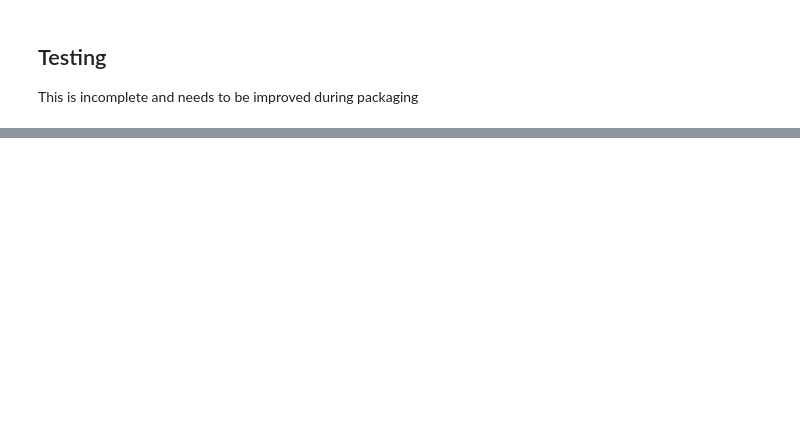
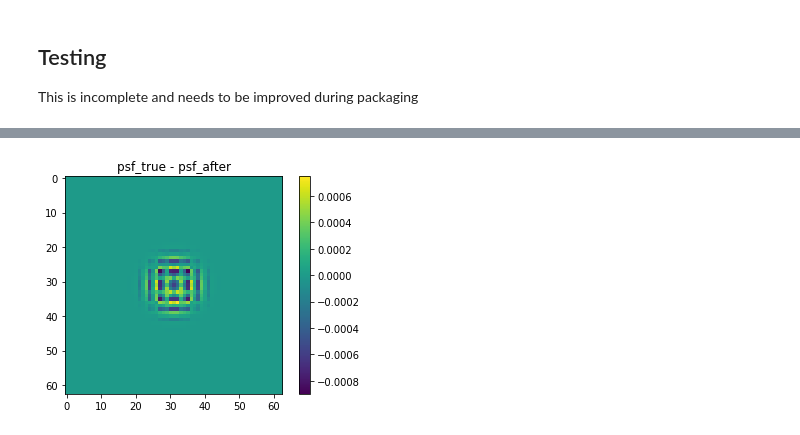
Before and after one commit to sibirrer/psfr, a Jupyter notebook: notebooks/testing.ipynb, the cells around one changed output, grey strips where cells are left out. Drawn from its saved outputs; the diff is of its cells as text; code cells hidden in the pictures; blank space fills up the shorter version.

```diff
--- a/notebooks/testing.ipynb
+++ b/notebooks/testing.ipynb
@@ -203,8 +213,8 @@ def test_stack_psf():
     numpix = 21
     n_c = (numpix - 1) / 2
     oversampling = 4
-    x_grid, y_grid = util.make_grid(numPix=21, deltapix=1, left_lower=True)
-    x_grid_super, y_grid_super = util.make_grid(numPix=21, deltapix=1, left_lower=True)
+    x_grid, y_grid = util.make_grid(numPix=numpix, deltapix=1, left_lower=True)
+    x_grid_super, y_grid_super = util.make_grid(numPix=numpix, deltapix=1, left_lower=True)
     gauss = LightModel(['GAUSSIAN'])
     sigma = 1
     kwargs_true = [{'amp': 1, 'sigma': sigma, 'center_x': n_c, 'center_y': n_c}]
@@ -220,7 +230,7 @@ def test_stack_psf():
     center_list = []
     star_list = []
     scatter_scale = 1
-    for i in range(10):
+    for i in range(num_stars):
         x_c, y_c = np.random.uniform(-0.5, 0.5)*scatter_scale, np.random.uniform(-0.5, 0.5)*scatter_scale
         center_list.append(np.array([x_c, y_c]))
         amp = np.random.uniform([0.1, 10])
@@ -230,7 +240,7 @@ def test_stack_psf():
         star_list.append(star)
 
 
-    psf_after, center_list_after, mask_list = stack_psf(star_list, oversampling=1, saturation_limit=None, num_iteration=100, n_recenter=4)
+    psf_after, center_list_after, mask_list = stack_psf(star_list, oversampling=1, saturation_limit=None, num_iteration=100, n_recenter=200)
 
     plt.imshow(psf_true - psf_after)
     plt.title('psf_true - psf_after')
@@ -244,7 +254,7 @@ def test_stack_psf():
     assert len(psf_after) == len(star_list[0])
 
 
-    oversampling = 3
+    oversampling = 5
     numpix_super = numpix * oversampling
     if oversampling % 2 == 0:
         numpix_super -= 1
@@ -259,8 +269,10 @@ def test_stack_psf():
     psf_true_super /= np.sum(psf_true_super)
 
     psf_after_super, center_list_after, mask_list = stack_psf(star_list, oversampling=oversampling,
-                                                              saturation_limit=None, num_iteration=100,
-                                                              n_recenter=200, verbose=False, kwargs_one_step={'verbose': False})
+                                                              saturation_limit=None, num_iteration=50,
+                                                              n_recenter=200, verbose=False, kwargs_one_step={'verbose': False,
+                                                                                                              'oversampled_residual_deshifting': True,
+                                                                                                              'step_factor': 0.5})
 
     diff_after = np.sum((psf_after_super - psf_true_super)**2)
     diff_before = np.sum((psf_guess_super - psf_true_super)**2)
@@ -283,0 +302,78 @@ test_stack_psf()
+# %%
+from psfr.util import oversampled2regular
+from lenstronomy.Util import kernel_util
+
+def test_stack_psf(oversampling, num_stars, kwargs_one_step):
+
+    from lenstronomy.LightModel.light_model import LightModel
+    numpix = 21
+    oversampling_compute = 5
+
+
+    numpix_super = numpix * oversampling * oversampling_compute
+    if numpix_super % 2 == 0:
+        numpix_super -= 1
+
+    numpix_grid = numpix * oversampling_compute
+    if numpix_grid % 2 == 0:
+        numpix_grid -= 1
+
+    x_grid, y_grid = util.make_grid(numPix=numpix_grid, deltapix=1. / oversampling_compute, left_lower=False)
+    x_grid_super, y_grid_super = util.make_grid(numPix=numpix_super, deltapix=1. / oversampling / oversampling_compute, left_lower=False)
+    gauss = LightModel(['GAUSSIAN'])
+    sigma = 1
+    kwargs_true = [{'amp': 1, 'sigma': sigma, 'center_x': 0, 'center_y': 0}]
+    flux_true = gauss.surface_brightness(x_grid_super, y_grid_super, kwargs_true)
+    psf_true = util.array2image(flux_true)
+    psf_true = oversampled2regular(psf_true, oversampling=oversampling_compute)
+    psf_true /= np.sum(psf_true)
+
+    kwargs_guess = [{'amp': 1, 'sigma': 1.5, 'center_x': 0, 'center_y': 0}]
+    flux_guess = gauss.surface_brightness(x_grid_super, y_grid_super, kwargs_guess)
+    psf_guess = util.array2image(flux_guess)
+    psf_guess = oversampled2regular(psf_guess, oversampling=oversampling_compute)
+    psf_guess /= np.sum(psf_guess)
+
+    center_list = []
+    star_list = []
+    scatter_scale = 1
+    for i in range(num_stars):
+        x_c, y_c = np.random.uniform(-0.5, 0.5)*scatter_scale, np.random.uniform(-0.5, 0.5)*scatter_scale
+        center_list.append(np.array([x_c, y_c]))
+        amp = np.random.uniform([0.1, 10])
+        kwargs_model = [{'amp': 1, 'sigma': sigma, 'center_x': x_c, 'center_y': y_c}]
+        flux_model = gauss.surface_brightness(x_grid, y_grid, kwargs_model)
+        star = util.array2image(flux_model)
+        star = oversampled2regular(star, oversampling=oversampling_compute)
+        star_list.append(star)
+
+
+    psf_after, center_list_after, mask_list = stack_psf(star_list, oversampling=oversampling,
+                                                        saturation_limit=None, num_iteration=100,
+                                                        n_recenter=200, verbose=False, kwargs_one_step=kwargs_one_step)
+
+    psf_true = kernel_util.cut_psf(psf_true, len(psf_after))
+    psf_guess = kernel_util.cut_psf(psf_guess, len(psf_after))
+
+    plt.imshow(psf_true - psf_after)
+    plt.title('psf_true - psf_after')
+    plt.colorbar()
+    plt.show()
+    plt.imshow(psf_true - psf_guess)
+    plt.title('psf_true - psf_guess')
+    plt.colorbar()
+    plt.show()
+    assert np.sum((psf_after - psf_true)**2) < np.sum((psf_guess - psf_true)**2)
+
+
+
+kwargs_one_step={'verbose': False,
+                 'oversampled_residual_deshifting': False,
+                 'step_factor': 0.5,
+                 'deshift_order': 0}
+oversampling = 3
+num_stars = 100
+
+test_stack_psf(oversampling, num_stars, kwargs_one_step)
+# %% [output]
+[figure, added]
```
Also changed, not shown: parts of 5 cells of this notebook, 2 other files.
